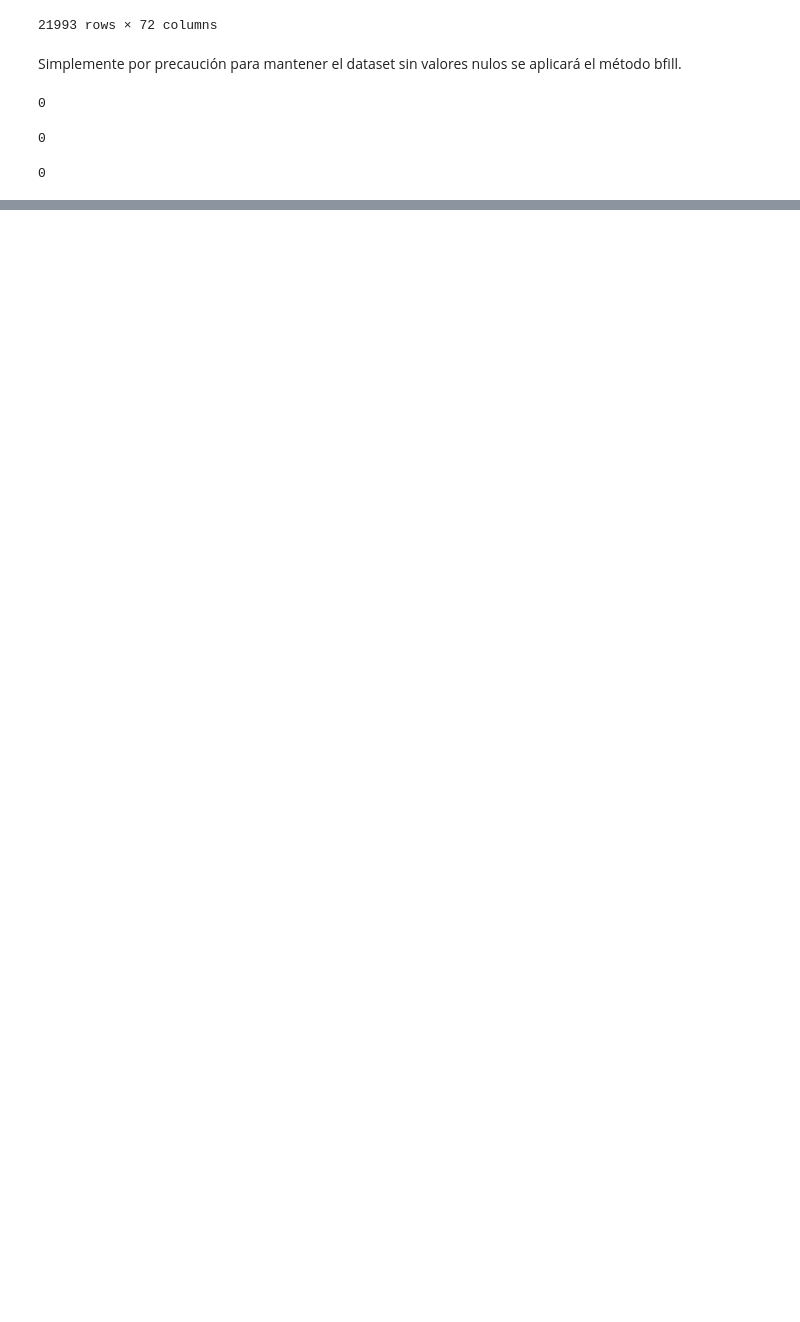
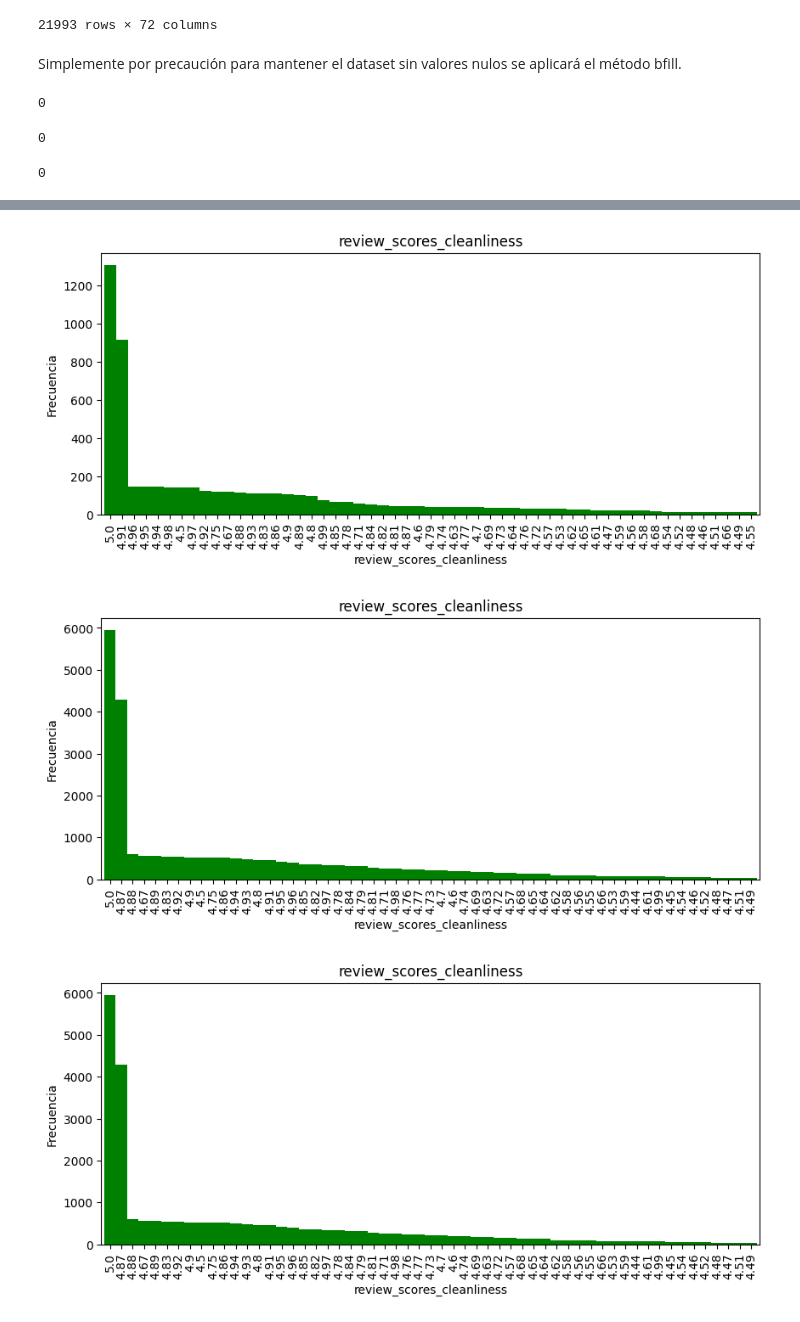
Before and after one commit to SaulFdz24/Evaluacion, a Jupyter notebook: Actividad_5(Evaluacion).ipynb, the cells around one changed output, grey strips where cells are left out. Saved outputs shown, nothing was run; the diff lists cells and outputs as text; code cells hidden in the pictures; blank space fills up the shorter version.

```diff
--- a/Actividad_5(Evaluacion).ipynb
+++ b/Actividad_5(Evaluacion).ipynb
@@ -379,0 +701,13 @@ filtro10_gir = df_3[(df_3['host_response_time'] == 'within an hour')]
+# %%
+datasets = [tabla4_cal,tabla4_Df,tabla4_gir]
+
+for i in datasets:
+  i.plot(kind = 'bar', width=1, figsize=(10,4), color= 'green')
+  plt.title('review_scores_cleanliness')
+  plt.xlabel('review_scores_cleanliness')
+  plt.ylabel('Frecuencia')
+  plt.show()
+# %% [output]
+[figure, added]
+[figure, added]
+[figure, added]
```
Also changed, not shown: parts of 15 cells of this notebook.
